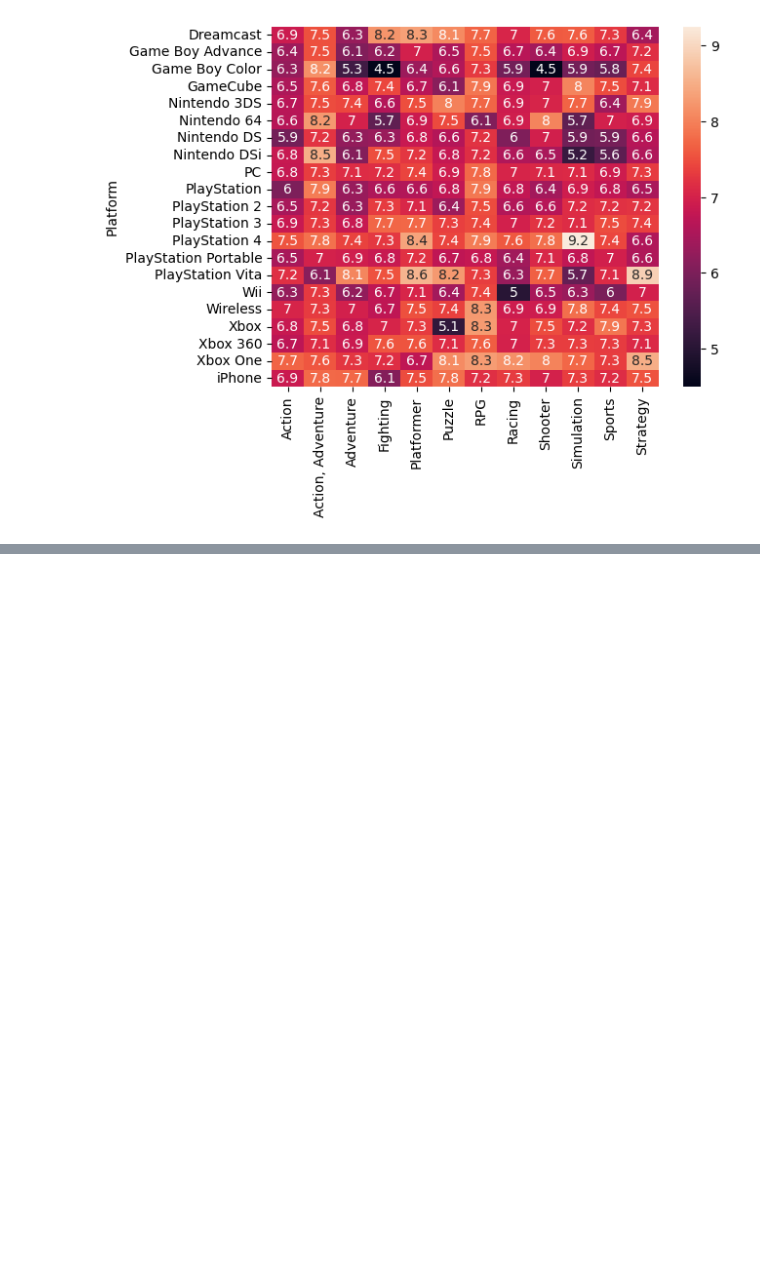
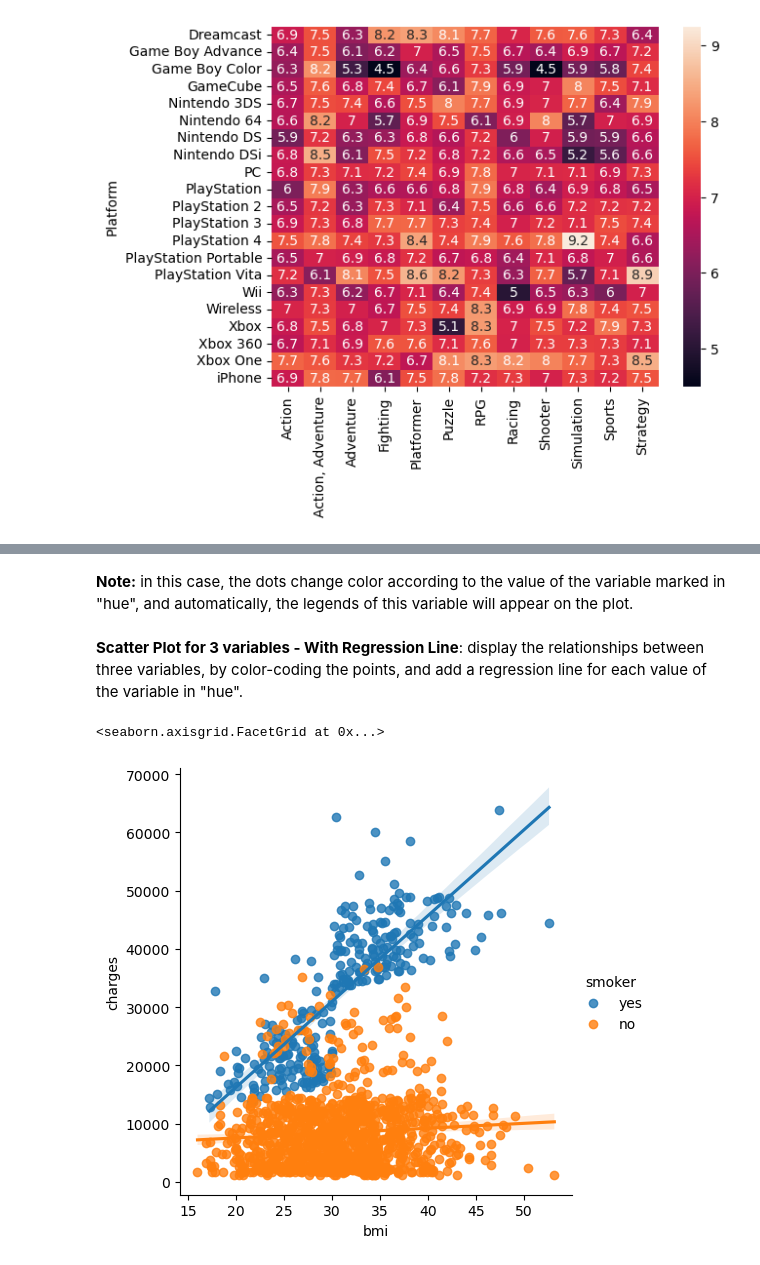
Before and after one commit to carlos-cruz-cruz/Plots_with_Seaborn_Python, a Jupyter notebook: 001_Plotting_w_Pandas_Seaborn/Plots_Pandas_Seaborn.ipynb, the cells around one changed output, grey strips where cells are left out. Drawn from its saved outputs; the diff is of its cells as text; code cells hidden in the pictures; blank space fills up the shorter version.

```diff
--- a/001_Plotting_w_Pandas_Seaborn/Plots_Pandas_Seaborn.ipynb
+++ b/001_Plotting_w_Pandas_Seaborn/Plots_Pandas_Seaborn.ipynb
@@ -125,0 +167,9 @@ sns.heatmap(df_bar_chart_heatmap, annot=True)
+# %% [markdown]
+**Note:** in this case, the dots change color according to the value of the variable marked in "hue", and automatically, the legends of this variable will appear on the plot.
+# %% [markdown]
+**Scatter Plot for 3 variables - With Regression Line**: display the relationships between three variables, by color-coding the points, and add a regression line for each value of the variable in "hue".
+# %%
+sns.lmplot(x="bmi", y="charges", hue="smoker", data=insurance_data)
+# %% [output]
+<seaborn.axisgrid.FacetGrid at 0x...>
+[figure, added]
```
Also changed, not shown: parts of 44 cells of this notebook.
